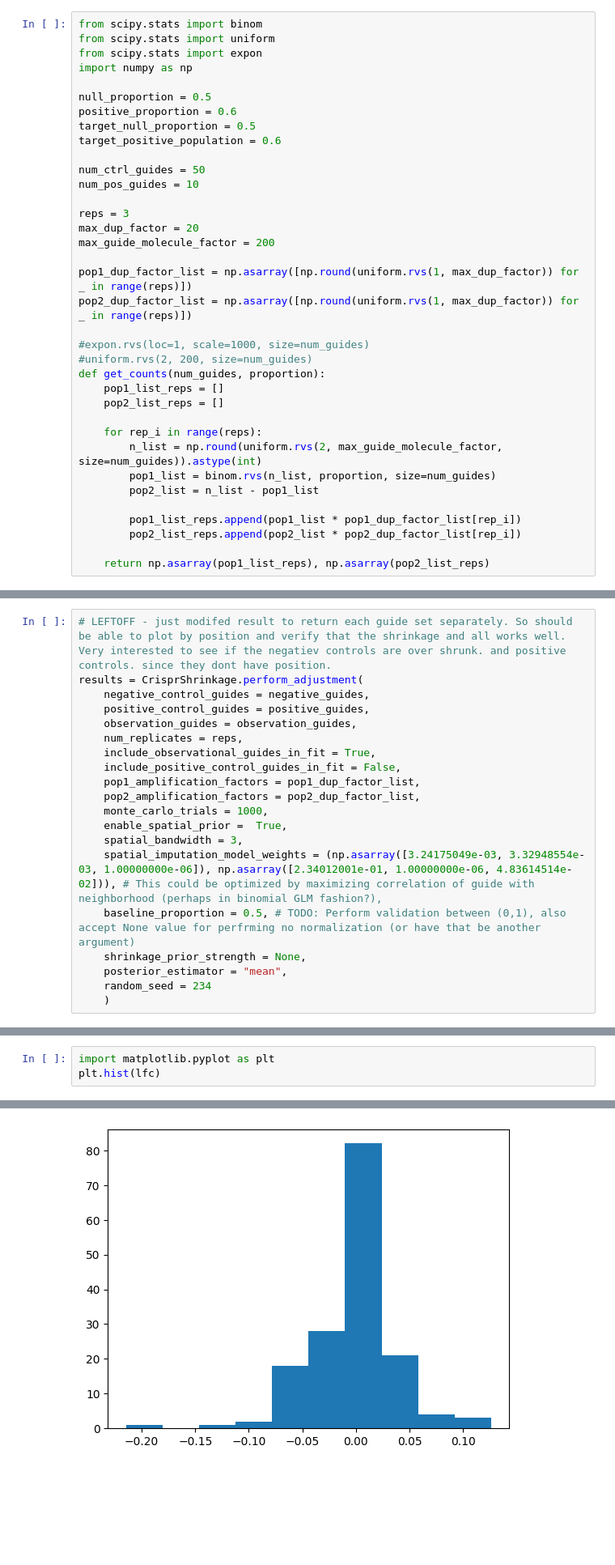
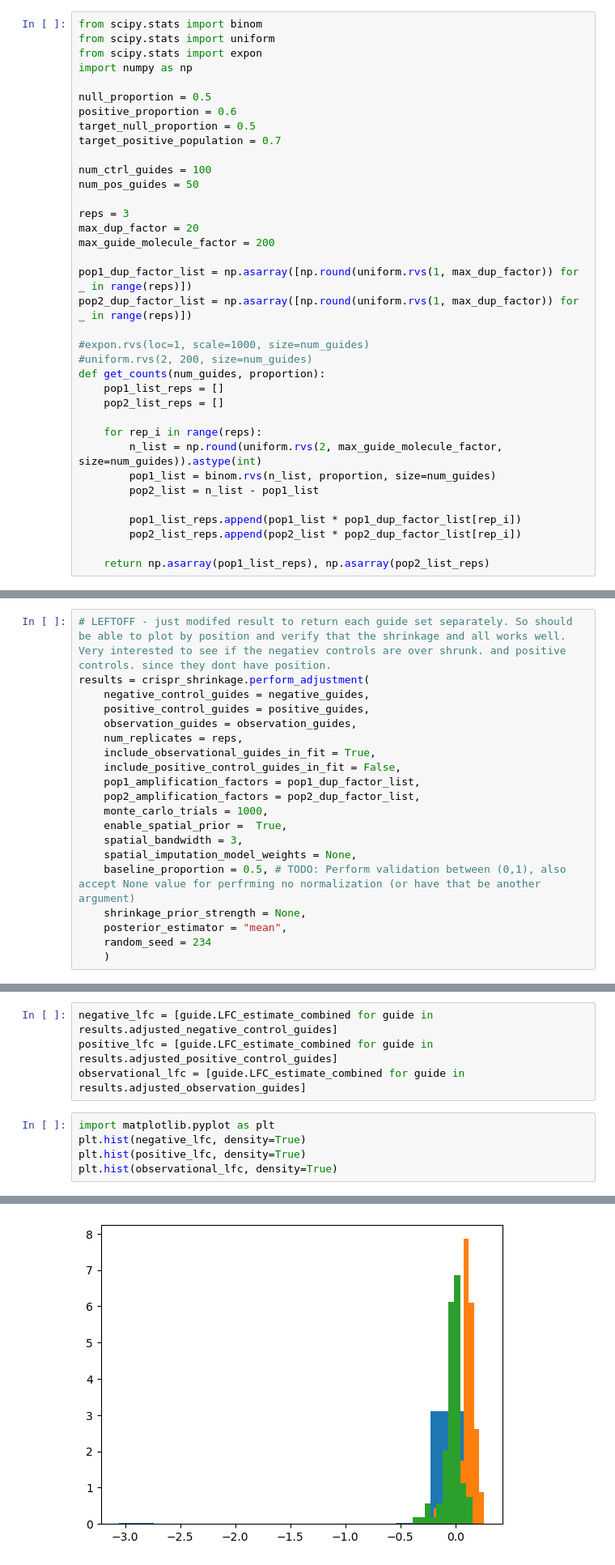
Before and after one commit to CodingBash/CRISPR-shrinkage, a Jupyter notebook: notebooks/CRISPRshrinkageTest.ipynb, the cells around one changed output, grey strips where cells are left out. Shown at 81% size. Drawn from its saved outputs; the diff is of its cells as text; blank space fills up the shorter version.

```diff
--- a/notebooks/CRISPRshrinkageTest.ipynb
+++ b/notebooks/CRISPRshrinkageTest.ipynb
@@ -17,10 +17,10 @@ import numpy as np
 null_proportion = 0.5
 positive_proportion = 0.6
 target_null_proportion = 0.5
-target_positive_population = 0.6
+target_positive_population = 0.7
 
-num_ctrl_guides = 50
-num_pos_guides = 10
+num_ctrl_guides = 100
+num_pos_guides = 50
 
 reps = 3
 max_dup_factor = 20
@@ -164,6 +82,6 @@ Decimal('-354.702431326870076588875235756859183311462402343750000000000000000000
 # %%
 # LEFTOFF - just modifed result to return each guide set separately. So should be able to plot by position and verify that the shrinkage and all works well. Very interested to see if the negatiev controls are over shrunk. and positive controls. since they dont have position.
-results = CrisprShrinkage.perform_adjustment(
+results = crispr_shrinkage.perform_adjustment(
     negative_control_guides = negative_guides,
     positive_control_guides = positive_guides,
     observation_guides = observation_guides,
@@ -175,7 +93,7 @@ results = CrisprShrinkage.perform_adjustment(
     monte_carlo_trials = 1000,
     enable_spatial_prior =  True,
     spatial_bandwidth = 3,
-    spatial_imputation_model_weights = (np.asarray([3.24175049e-03, 3.32948554e-03, 1.00000000e-06]), np.asarray([2.34012001e-01, 1.00000000e-06, 4.83614514e-02])), # This could be optimized by maximizing correlation of guide with neighborhood (perhaps in binomial GLM fashion?),
+    spatial_imputation_model_weights = None,
     baseline_proportion = 0.5, # TODO: Perform validation between (0,1), also accept None value for perfrming no normalization (or have that be another argument)
     shrinkage_prior_strength = None,
     posterior_estimator = "mean",
@@ -204,4 +178,10 @@ lfc = [guide.final_LFC_estimate for guide in results]
+# %%
+negative_lfc = [guide.LFC_estimate_combined for guide in results.adjusted_negative_control_guides]
+positive_lfc = [guide.LFC_estimate_combined for guide in results.adjusted_positive_control_guides]
+observational_lfc = [guide.LFC_estimate_combined for guide in results.adjusted_observation_guides]
 # %%
 import matplotlib.pyplot as plt
-plt.hist(lfc)
+plt.hist(negative_lfc, density=True)
+plt.hist(positive_lfc, density=True)
+plt.hist(observational_lfc, density=True)
 # %% [output]
@@ -212,2 +193,2 @@ plt.hist(lfc)
  <BarContainer object of 10 artists>)
-[figure, old version]
+[figure, new version]
```
Also changed, not shown: parts of 22 cells of this notebook, 1 other file.
